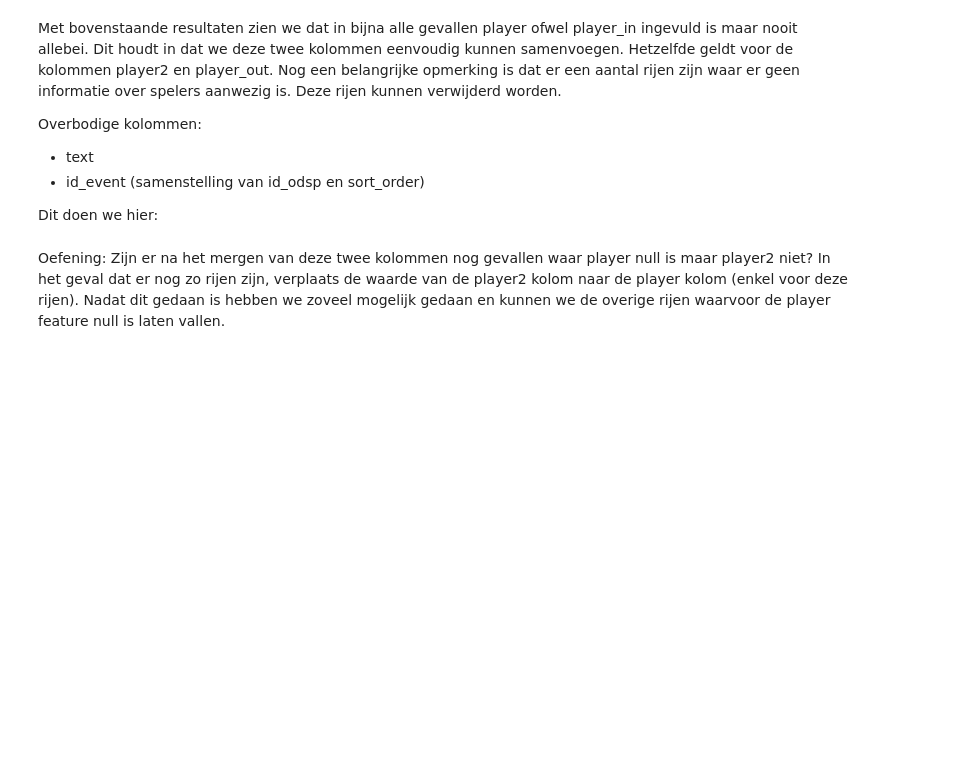
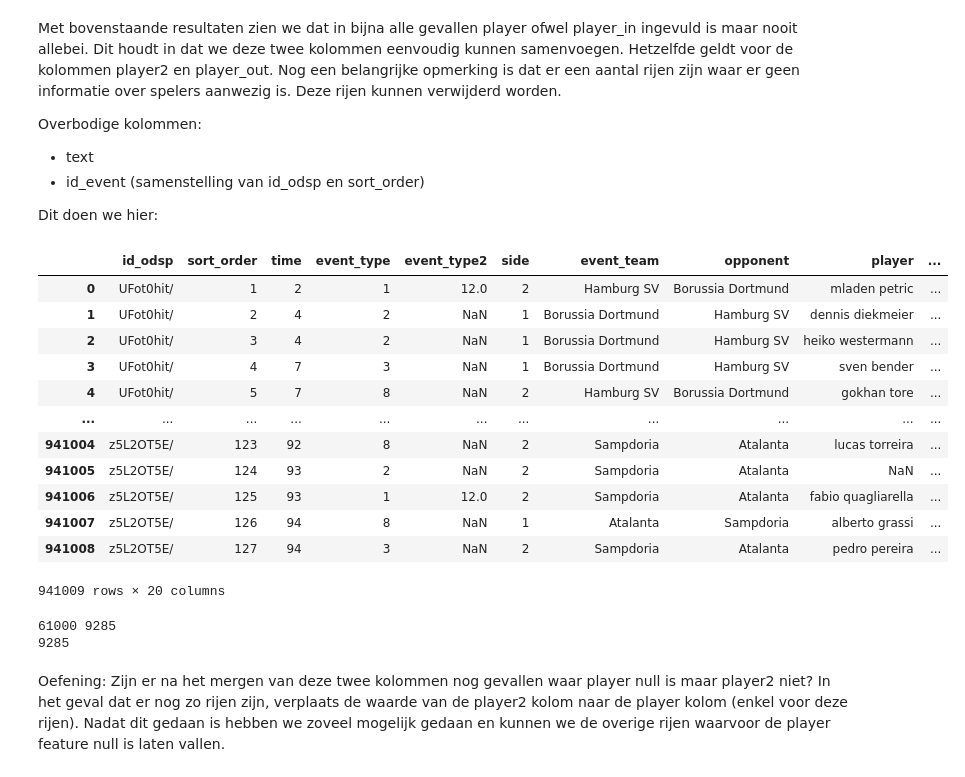
Before and after one commit to OdiseeDataScience2223/Leerstof, a Jupyter notebook: Week 3/Data Cleaning.ipynb, the cells around one changed output. Cells and saved outputs as stored; diff of their text form; code cells hidden in the pictures; blank space fills up the shorter version.

```diff
--- a/Week 3/Data Cleaning.ipynb
+++ b/Week 3/Data Cleaning.ipynb
@@ -201,6 +294,49 @@ Overbodige kolommen:
 * id_event (samenstelling van id_odsp en sort_order)
 
 Dit doen we hier:
+# %%
+df_events_copy2 = df_events_copy.drop(["text", "id_event"], axis=1)
+df_events_copy2
+# %% [output]
+|  | id_odsp | sort_order | time | event_type | event_type2 | side | event_team | opponent | player | ... |
+| 0 | UFot0hit/ | 1 | 2 | 1 | 12.0 | 2 | Hamburg SV | Borussia Dortmund | mladen petric | ... |
+| 1 | UFot0hit/ | 2 | 4 | 2 | NaN | 1 | Borussia Dortmund | Hamburg SV | dennis diekmeier | ... |
+| 2 | UFot0hit/ | 3 | 4 | 2 | NaN | 1 | Borussia Dortmund | Hamburg SV | heiko westermann | ... |
+| 3 | UFot0hit/ | 4 | 7 | 3 | NaN | 1 | Borussia Dortmund | Hamburg SV | sven bender | ... |
+| 4 | UFot0hit/ | 5 | 7 | 8 | NaN | 2 | Hamburg SV | Borussia Dortmund | gokhan tore | ... |
+| ... | ... | ... | ... | ... | ... | ... | ... | ... | ... | ... |
+| 941004 | z5L2OT5E/ | 123 | 92 | 8 | NaN | 2 | Sampdoria | Atalanta | lucas torreira | ... |
+| 941005 | z5L2OT5E/ | 124 | 93 | 2 | NaN | 2 | Sampdoria | Atalanta | NaN | ... |
+| 941006 | z5L2OT5E/ | 125 | 93 | 1 | 12.0 | 2 | Sampdoria | Atalanta | fabio quagliarella | ... |
+| 941007 | z5L2OT5E/ | 126 | 94 | 8 | NaN | 1 | Atalanta | Sampdoria | alberto grassi | ... |
+| 941008 | z5L2OT5E/ | 127 | 94 | 3 | NaN | 2 | Sampdoria | Atalanta | pedro pereira | ... |
+941009 rows × 20 columns
+# %%
+df_events_merged = df_events_copy2.copy()
+
+# typische python manier
+for row in df_events_merged:
+    # dit gaat heel traag zijn
+    break
+
+# iets snellere manier -> gebruiken van de apply functie
+def get_player_info(row):
+    if row.isnull().player:
+        return row.player_in
+    else:
+        return row.player
+
+#temporary disabled for time issues
+#tmp = df_events_merged.apply(get_player_info, axis=1)
+print(df_events_merged.player.isna().sum(), tmp.isna().sum())
+
+# een snellere manier is gebruik te maken van de masks van daarjuist
+nans_player = df_events_merged.isna().player
+df_events_merged.loc[nans_player, "player"] = df_events_merged.loc[nans_player, "player_in"]
+print(df_events_merged.player.isna().sum())
+# %% [output]
+61000 9285
+9285
 # %% [markdown]
 Oefening: Zijn er na het mergen van deze twee kolommen nog gevallen waar player null is maar player2 niet? In het geval dat er nog zo rijen zijn, verplaats de waarde van de player2 kolom naar de player kolom (enkel voor deze rijen). Nadat dit gedaan is hebben we zoveel mogelijk gedaan en kunnen we de overige rijen waarvoor de player feature null is laten vallen.
 # %% [markdown]
```
Also changed, not shown: parts of 11 cells of this notebook, 2 other files.
